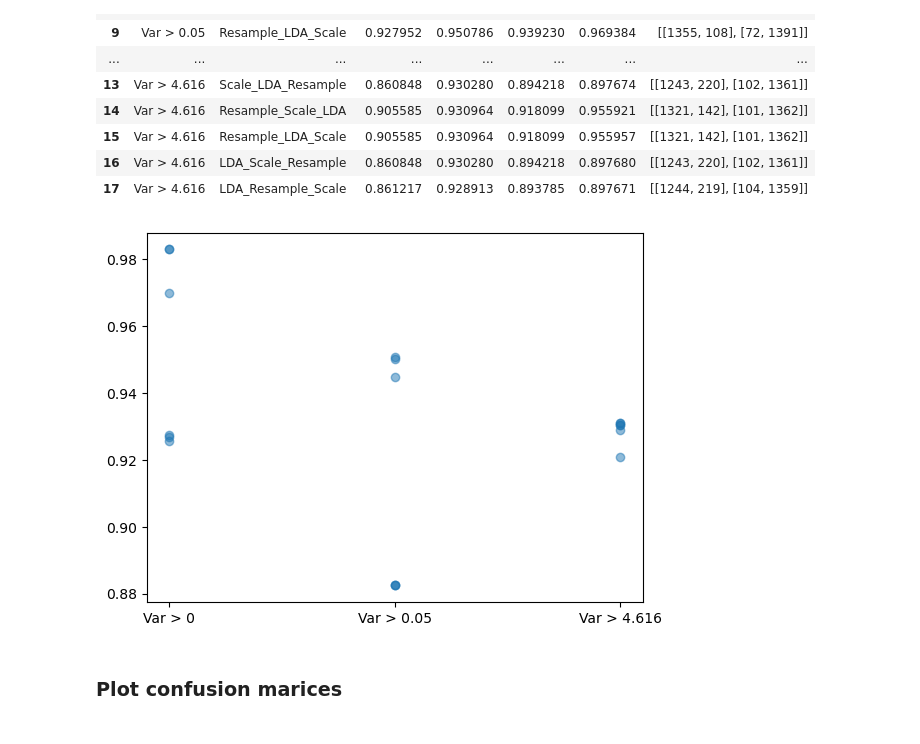
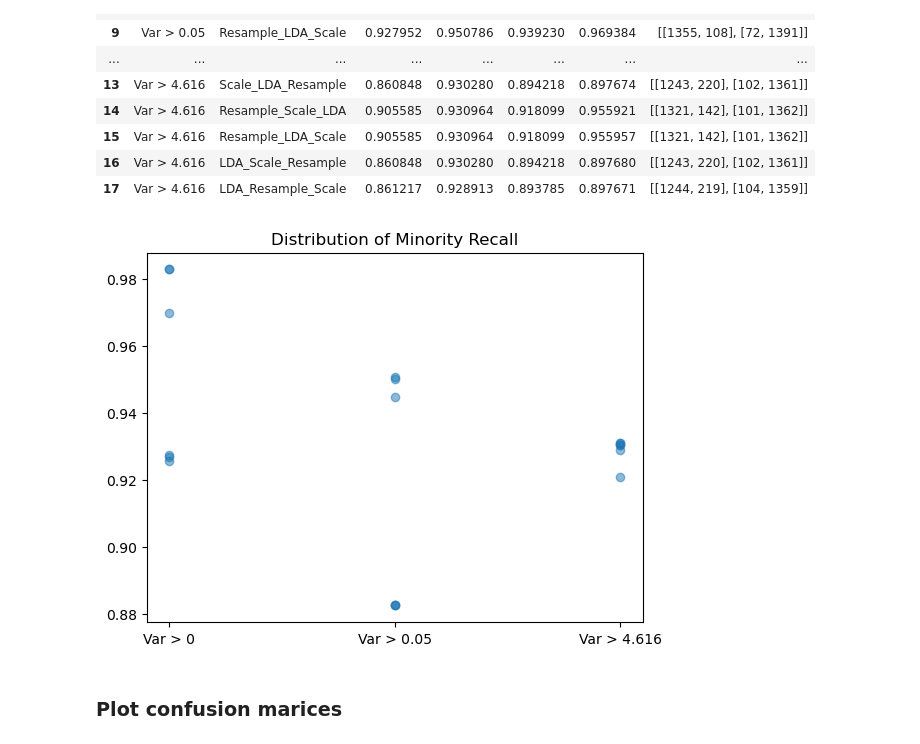
Before and after one commit to reese-quinto/DATA4382_Spring2025, a Jupyter notebook: 04_Application.ipynb, the cells around one changed output. Saved outputs shown, nothing was run; the diff lists cells and outputs as text; code cells hidden in the pictures.

```diff
--- a/04_Application.ipynb
+++ b/04_Application.ipynb
@@ -677,9 +691,10 @@ display(eval_df)
 # %%
 plt.figure()
 plt.scatter(eval_df['df_name'],eval_df['recall'], alpha=.5)
+plt.title("Distribution of Minority Recall")
 plt.show()
 # %% [output]
-[figure, old version]
+[figure, new version]
 # %% [markdown]
 ### Plot confusion marices
 # %%
```
Also changed, not shown: parts of 23 cells of this notebook.
